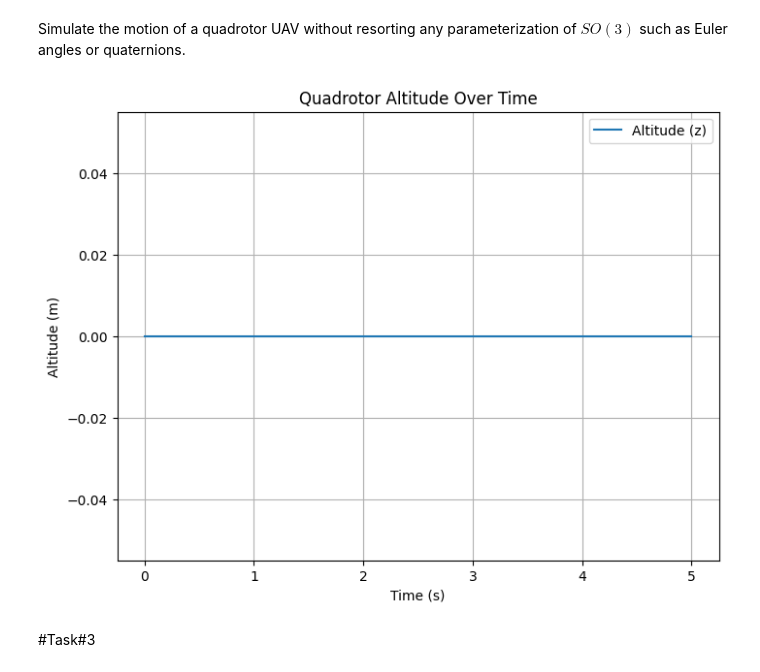
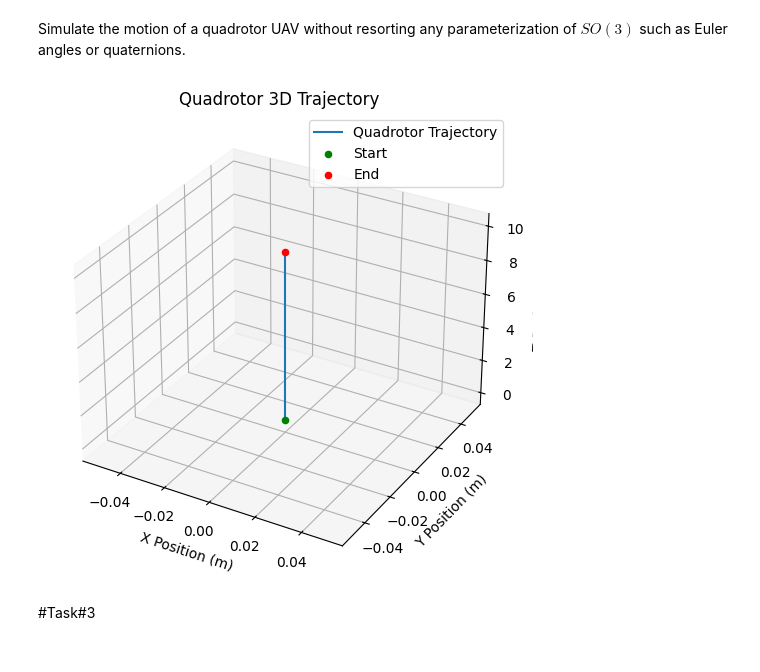
Before and after one commit to Buddhikagayan99/E-19-022, a Jupyter notebook: mechanics/assignments/ME421_ControlSystems_Lab.ipynb, the cells around one changed output. Saved outputs shown, nothing was run; the diff lists cells and outputs as text; code cells hidden in the pictures.

```diff
--- a/mechanics/assignments/ME421_ControlSystems_Lab.ipynb
+++ b/mechanics/assignments/ME421_ControlSystems_Lab.ipynb
@@ -83,6 +83,7 @@ Simulate the motion of a quadrotor UAV without resorting any parameterization of
 import numpy as np
 import matplotlib.pyplot as plt
 from scipy.integrate import solve_ivp
+from mpl_toolkits.mplot3d import Axes3D
 
 # Define the quadrotor parameters
 M = 1.0  # Mass of the UAV (kg)
@@ -102,47 +103,50 @@ def quadrotor_dynamics(t, state):
     pi = state[12:15]  # Angular momentum
 
     # Compute linear and angular velocities
     v = p / M  # Linear velocity
     omega = np.linalg.inv(I) @ pi  # Angular velocity
 
-    # Define control forces and torques (assumed simple hover force)
-    f_u = np.array([0, 0, M * g])  # Control force to counter gravity
-    tau_u = np.array([0, 0, 0])  # No external torques
+    # Define control forces and torques (simple thrust model)
+    thrust = np.array([0, 0, M * (g + 2)])  # Additional upward force
+    tau_u = np.array([0.01, -0.01, 0])  # Small torques for rotation
 
     # Compute derivatives
     dRdt = R @ hat(omega)  # SO(3) kinematics
-    dpdt = f_u - np.array([0, 0, M * g])  # Newton's Second Law
+    dpdt = thrust - np.array([0, 0, M * g])  # Net force (lifting the quadrotor)
     dpidt = tau_u  # Euler's rotational equation
 
     return np.hstack([dRdt.flatten(), dpdt, dpidt])
 
 # Initial conditions
 R0 = np.eye(3).flatten()  # Initial rotation is identity matrix
 p0 = np.array([0, 0, 0])  # Initial linear momentum
-pi0 = np.array([0, 0, 0])  # Initial angular momentum
+pi0 = np.array([0.1, -0.1, 0])  # Small initial angular momentum for rotation
 state0 = np.hstack([R0, p0, pi0])
 
 # Time span
 tspan = (0, 5)  # Simulate for 5 seconds
 t_eval = np.linspace(tspan[0], tspan[1], 100)
 
 # Solve the equations of motion
 sol = solve_ivp(quadrotor_dynamics, tspan, state0, t_eval=t_eval, method='RK45')
 
 # Extract position data
 position = sol.y[9:12, :].T
 
-# Plot results
-plt.figure(figsize=(8, 6))
-plt.plot(t_eval, position[:, 2], label='Altitude (z)')
-plt.xlabel('Time (s)')
-plt.ylabel('Altitude (m)')
-plt.title('Quadrotor Altitude Over Time')
-plt.legend()
-plt.grid()
+# Plot results in 3D
+fig = plt.figure(figsize=(8, 6))
+ax = fig.add_subplot(111, projection='3d')
+ax.plot(position[:, 0], position[:, 1], position[:, 2], label='Quadrotor Trajectory')
+ax.scatter(position[0, 0], position[0, 1], position[0, 2], color='g', label='Start')
+ax.scatter(position[-1, 0], position[-1, 1], position[-1, 2], color='r', label='End')
+ax.set_xlabel('X Position (m)')
+ax.set_ylabel('Y Position (m)')
+ax.set_zlabel('Z Position (m)')
+ax.set_title('Quadrotor 3D Trajectory')
+ax.legend()
 plt.show()
 # %% [output]
-[figure, old version]
+[figure, new version]
 # %% [markdown]
 #Task#3
 # %% [markdown]
```
Also changed, not shown: parts of 2 cells of this notebook.
